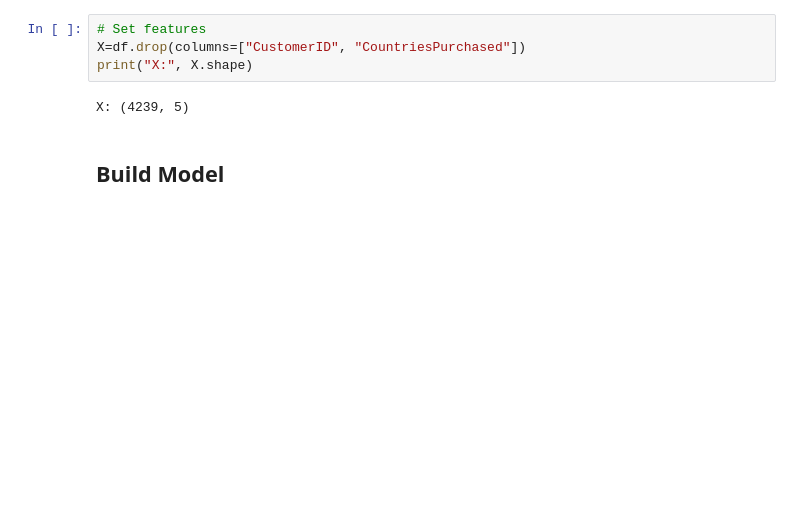
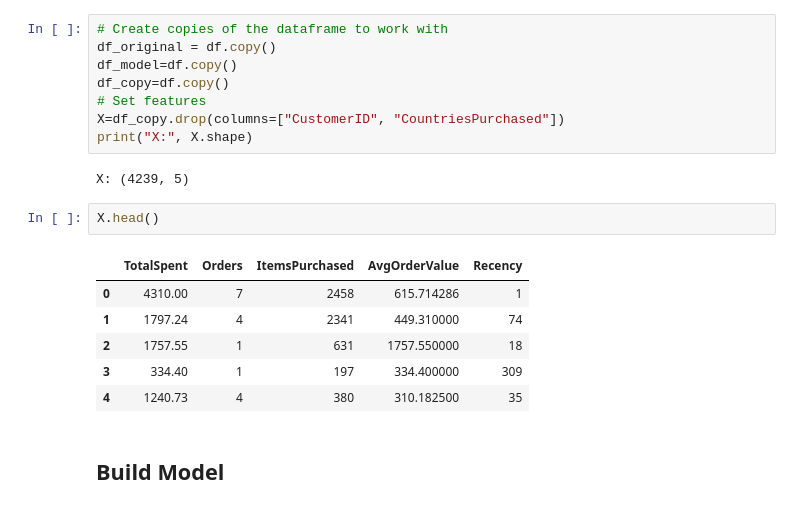
Before and after one commit to NedJuma/Customer_Segmentation_KMeans_Clustering, a Jupyter notebook: notebooks/modelling.ipynb, the cells around one changed output. Cells and saved outputs as stored; diff of their text form; blank space fills up the shorter version.

```diff
--- a/notebooks/modelling.ipynb
+++ b/notebooks/modelling.ipynb
@@ -266,11 +269,24 @@ The correlation analysis reveals several meaningful relationships between the en
 # %% [markdown]
 ## Split
 # %%
+# Create copies of the dataframe to work with
+df_original = df.copy()
+df_model=df.copy()
+df_copy=df.copy()
 # Set features
-X=df.drop(columns=["CustomerID", "CountriesPurchased"])
+X=df_copy.drop(columns=["CustomerID", "CountriesPurchased"])
 print("X:", X.shape)
 # %% [output]
 X: (4239, 5)
+# %%
+X.head()
+# %% [output]
+|  | TotalSpent | Orders | ItemsPurchased | AvgOrderValue | Recency |
+| 0 | 4310.00 | 7 | 2458 | 615.714286 | 1 |
+| 1 | 1797.24 | 4 | 2341 | 449.310000 | 74 |
+| 2 | 1757.55 | 1 | 631 | 1757.550000 | 18 |
+| 3 | 334.40 | 1 | 197 | 334.400000 | 309 |
+| 4 | 1240.73 | 4 | 380 | 310.182500 | 35 |
 # %% [markdown]
 ## Build Model
 # %%
```
Also changed, not shown: parts of 35 cells of this notebook, 3 other files.
